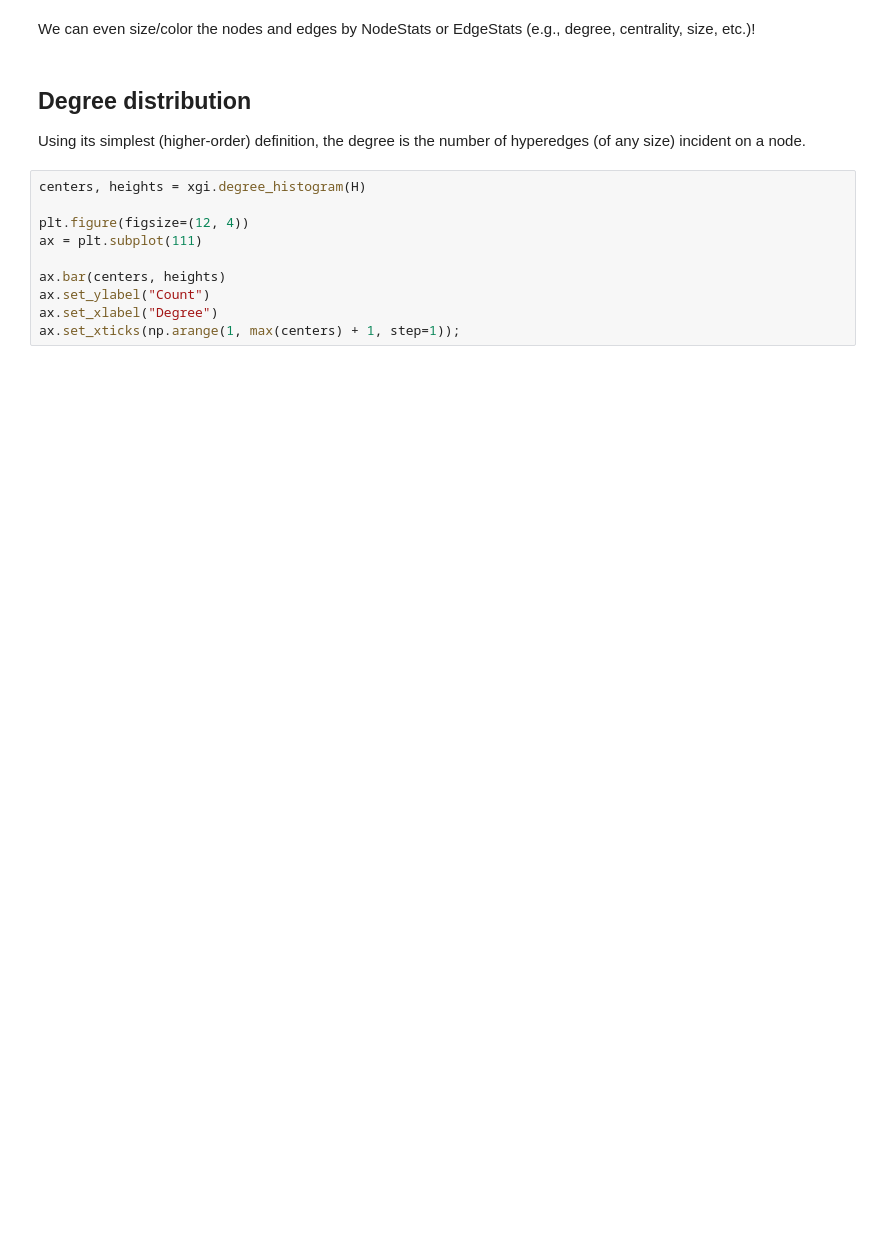
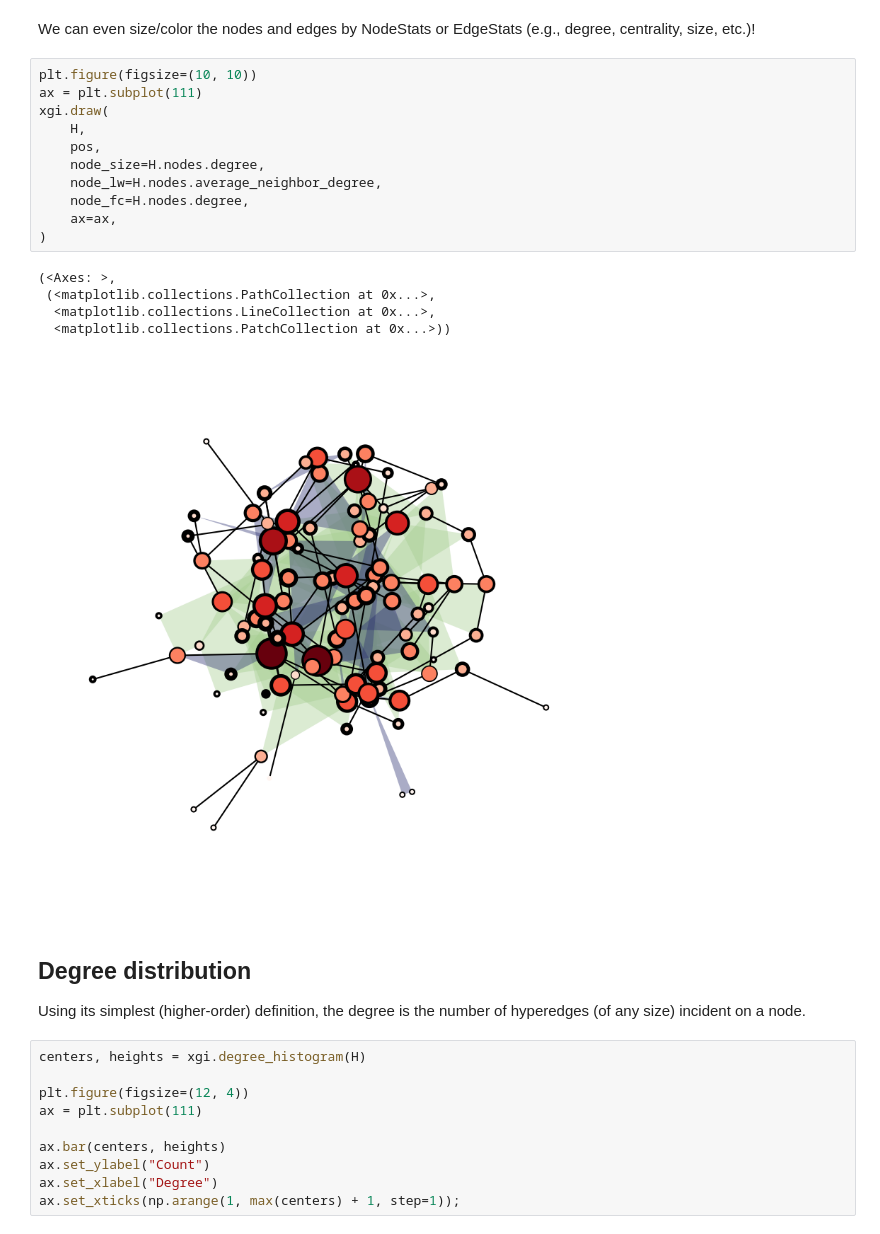
Before and after one commit to nwlandry/software-demos, a Jupyter notebook: marchmeeting2024/5-drawing.ipynb, the cells around one changed output. Saved outputs shown, nothing was run; the diff lists cells and outputs as text; blank space fills up the shorter version.

```diff
--- a/marchmeeting2024/5-drawing.ipynb
+++ b/marchmeeting2024/5-drawing.ipynb
@@ -218,5 +220,22 @@ xgi.draw(H, pos=pos, ax=ax)
 # %% [markdown]
 We can even size/color the nodes and edges by NodeStats or EdgeStats (e.g., degree, centrality, size, etc.)!
+# %%
+plt.figure(figsize=(10, 10))
+ax = plt.subplot(111)
+xgi.draw(
+    H,
+    pos,
+    node_size=H.nodes.degree,
+    node_lw=H.nodes.average_neighbor_degree,
+    node_fc=H.nodes.degree,
+    ax=ax,
+)
+# %% [output]
+(<Axes: >,
+ (<matplotlib.collections.PathCollection at 0x...>,
+  <matplotlib.collections.LineCollection at 0x...>,
+  <matplotlib.collections.PatchCollection at 0x...>))
+[figure, added]
 # %% [markdown]
 ## Degree distribution
 Using its simplest (higher-order) definition, the degree is the number of hyperedges (of any size) incident on a node.
```
Also changed, not shown: parts of 7 cells of this notebook, 3 other files.
